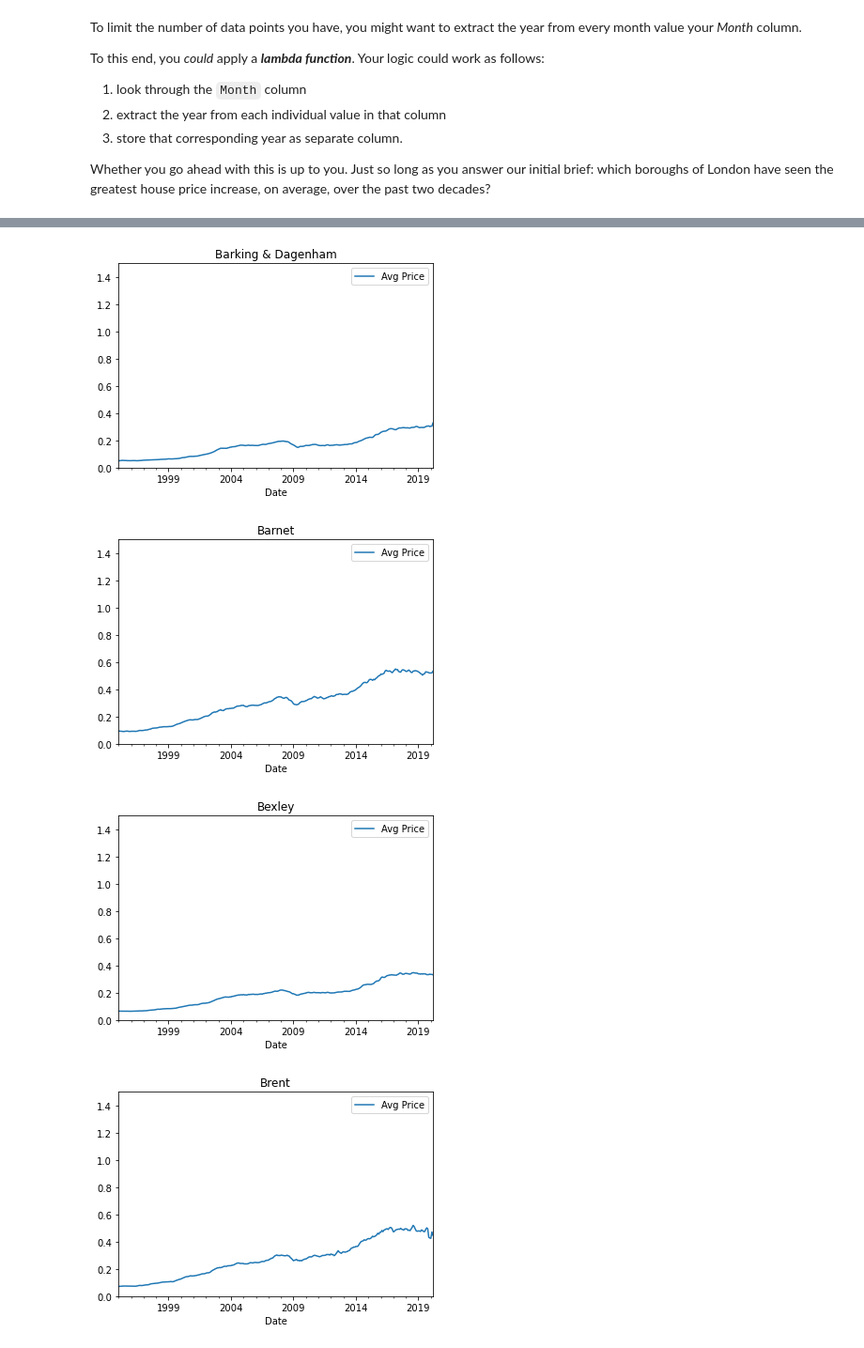
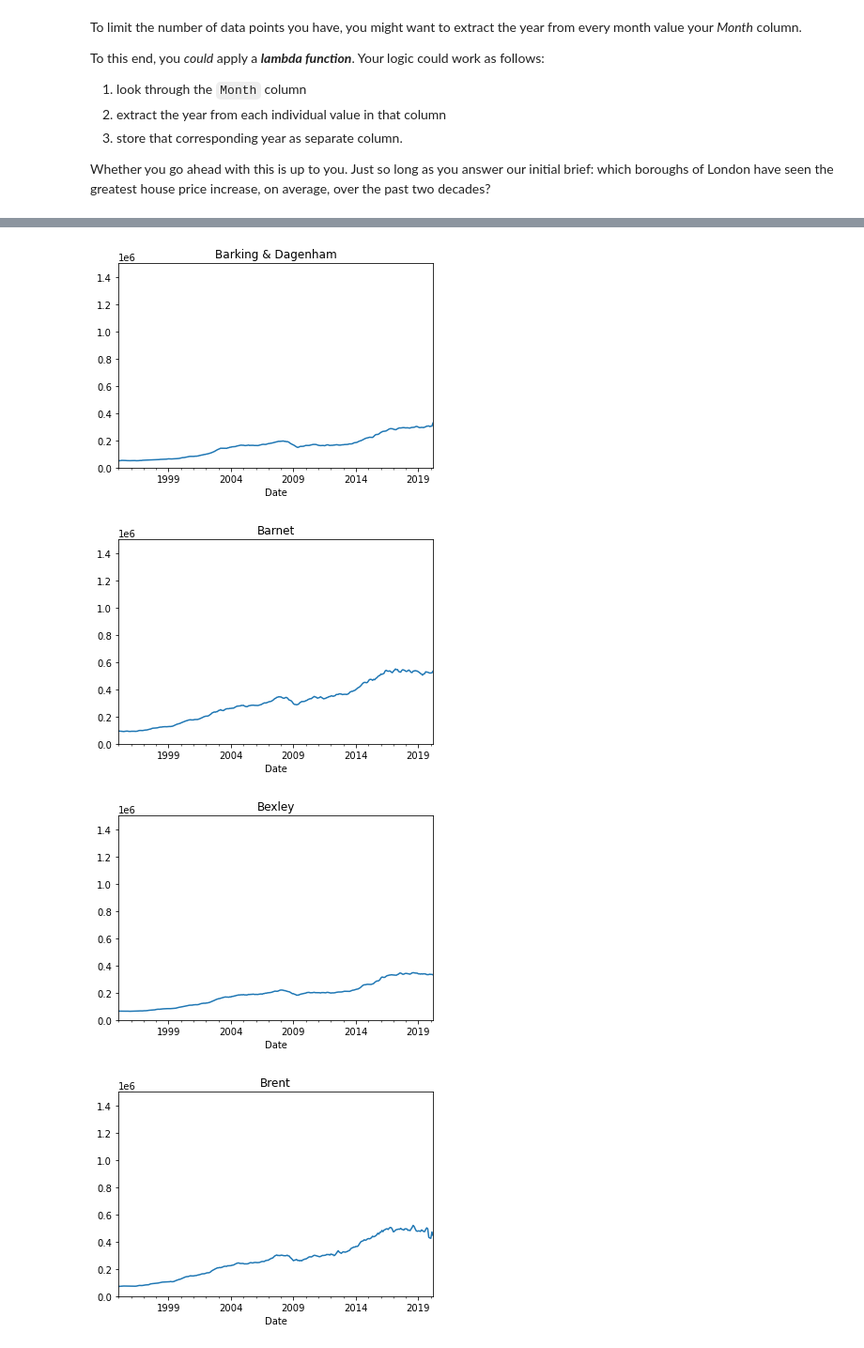
Before and after one commit to lawrence009/dsc, a Jupyter notebook: Springboard Unit 4 Challenge.ipynb, the cells around one changed output, grey strips where cells are left out. Shown at 94% size. Drawn from its saved outputs; the diff is of its cells as text; code cells hidden in the pictures.

```diff
--- a/Springboard Unit 4 Challenge.ipynb
+++ b/Springboard Unit 4 Challenge.ipynb
@@ -106,8 +96,8 @@ properties = properties.rename(columns={'Unnamed: 0':'Date'})
 # %%
-j = [0]+list(range(2, 33))
-london_boroughs = properties.iloc[:,j]
+j = [0]+list(range(2, 34))
+london_boroughs = properties.iloc[:,j].set_index('Date')
 
 london_designations = properties.iloc[:,[0,35,36]]
 
-j = [0]+list(range(38, 46))
+j = [0]+list(range(38, 47))
 england_regions = properties.iloc[:,j]
@@ -198,10 +149,9 @@ x.pivot(index='Date',columns='Borough',values='Avg Price').plot().legend(loc='up
 # %%
-
-for borough in x.Borough.unique():
-    x.loc[x.Borough == borough,:].plot(x='Date',y='Avg Price',title=borough).set_ylim([0,1.5])
+for borough in london_boroughs.columns:
+    london_boroughs[borough].plot(x='Date', title=borough).set_ylim([0,1.5*1e6])
     plt.show()
 # %% [output]
-[figure, old version]
+[figure, new version]
-[figure, old version]
+[figure, new version]
-[figure, old version]
+[figure, new version]
-[figure, old version]
+[figure, new version]
```
Also changed, not shown: parts of 20 cells of this notebook.
